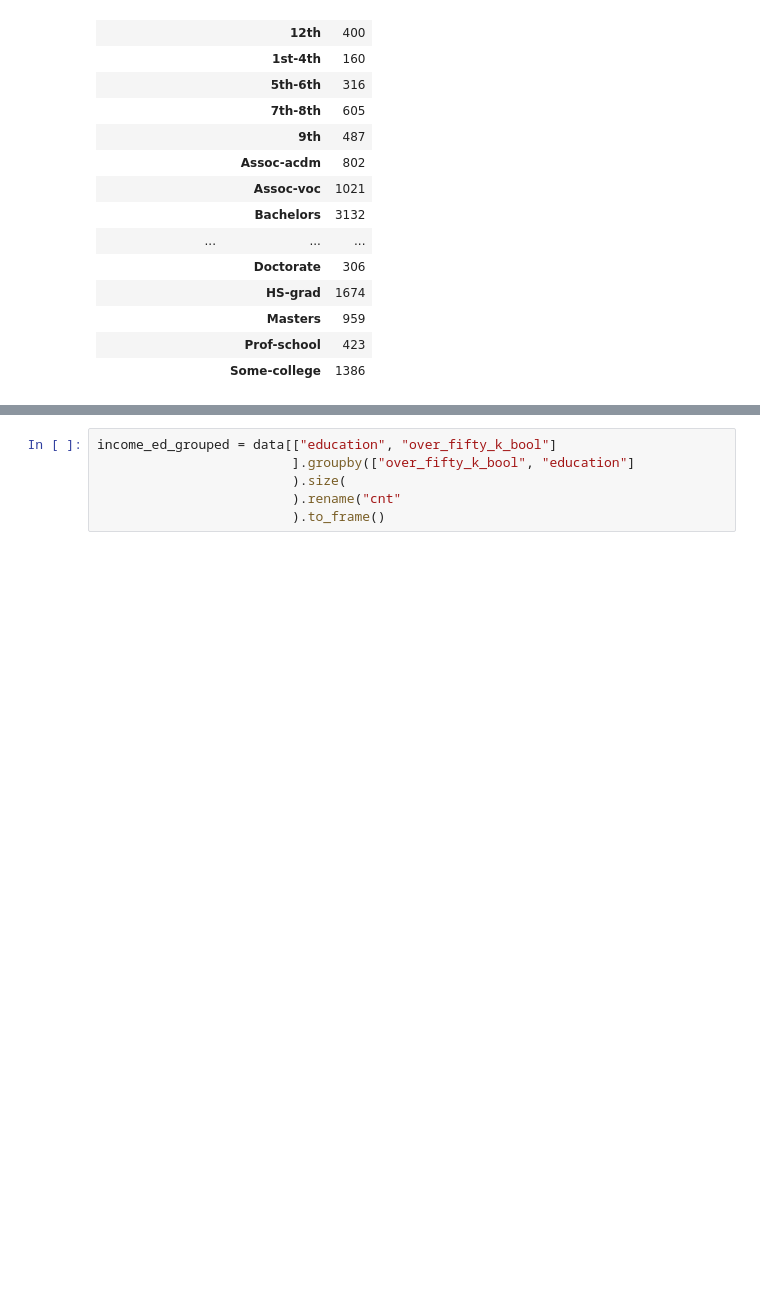
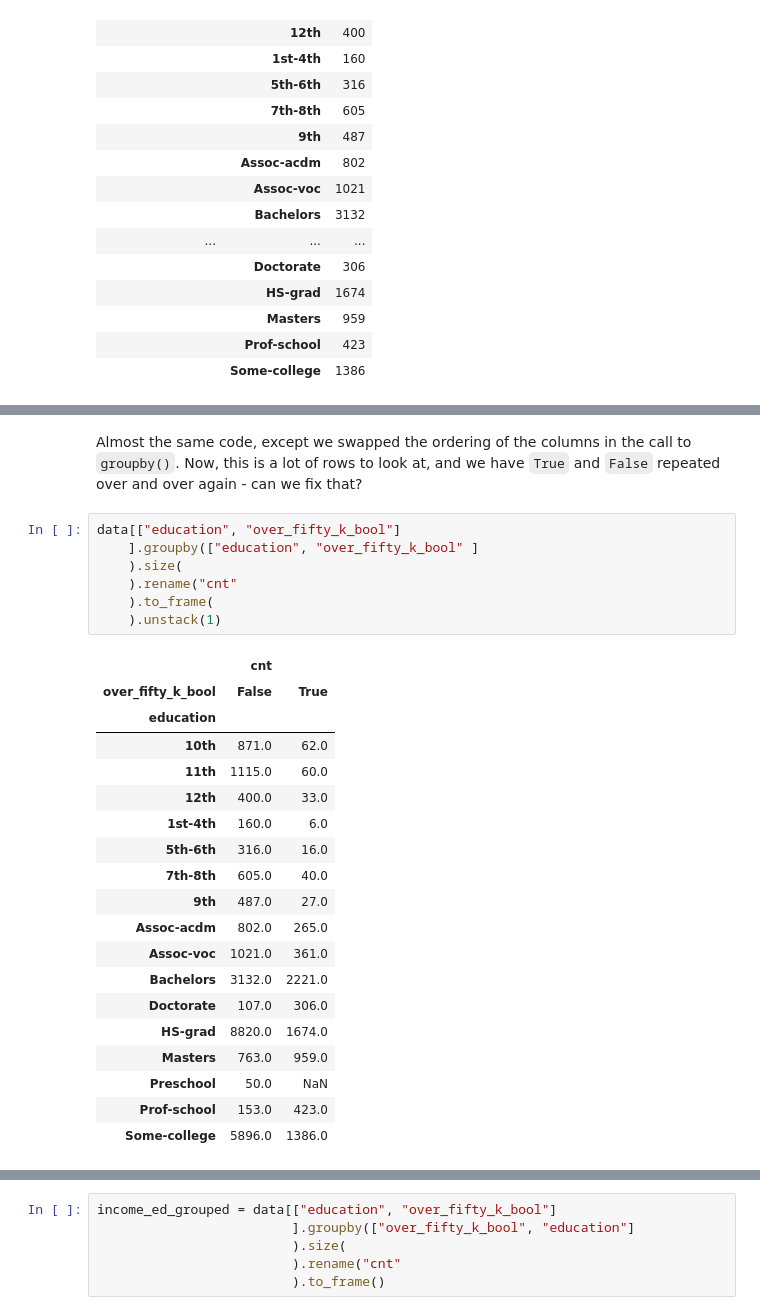
Before and after one commit to lermana/python_fundamentals, a Jupyter notebook: part_2.ipynb, the cells around one changed output, grey strips where cells are left out. Drawn from its saved outputs; the diff is of its cells as text; blank space fills up the shorter version.

```diff
--- a/part_2.ipynb
+++ b/part_2.ipynb
@@ -465,0 +589,29 @@ data[["education", "over_fifty_k_bool"]
+# %% [markdown]
+Almost the same code, except we swapped the ordering of the columns in the call to `groupby()`. Now, this is a lot of rows to look at, and we have `True` and `False` repeated over and over again - can we fix that?
+# %%
+data[["education", "over_fifty_k_bool"]
+    ].groupby(["education", "over_fifty_k_bool" ]
+    ).size(
+    ).rename("cnt"
+    ).to_frame(
+    ).unstack(1)
+# %% [output]
+|  | cnt |  |
+| over_fifty_k_bool | False | True |
+| education |  |  |
+| 10th | 871.0 | 62.0 |
+| 11th | 1115.0 | 60.0 |
+| 12th | 400.0 | 33.0 |
+| 1st-4th | 160.0 | 6.0 |
+| 5th-6th | 316.0 | 16.0 |
+| 7th-8th | 605.0 | 40.0 |
+| 9th | 487.0 | 27.0 |
+| Assoc-acdm | 802.0 | 265.0 |
+| Assoc-voc | 1021.0 | 361.0 |
+| Bachelors | 3132.0 | 2221.0 |
+| Doctorate | 107.0 | 306.0 |
+| HS-grad | 8820.0 | 1674.0 |
+| Masters | 763.0 | 959.0 |
+| Preschool | 50.0 | NaN |
+| Prof-school | 153.0 | 423.0 |
+| Some-college | 5896.0 | 1386.0 |
```
Also changed, not shown: parts of 42 cells of this notebook, 1 other file.
